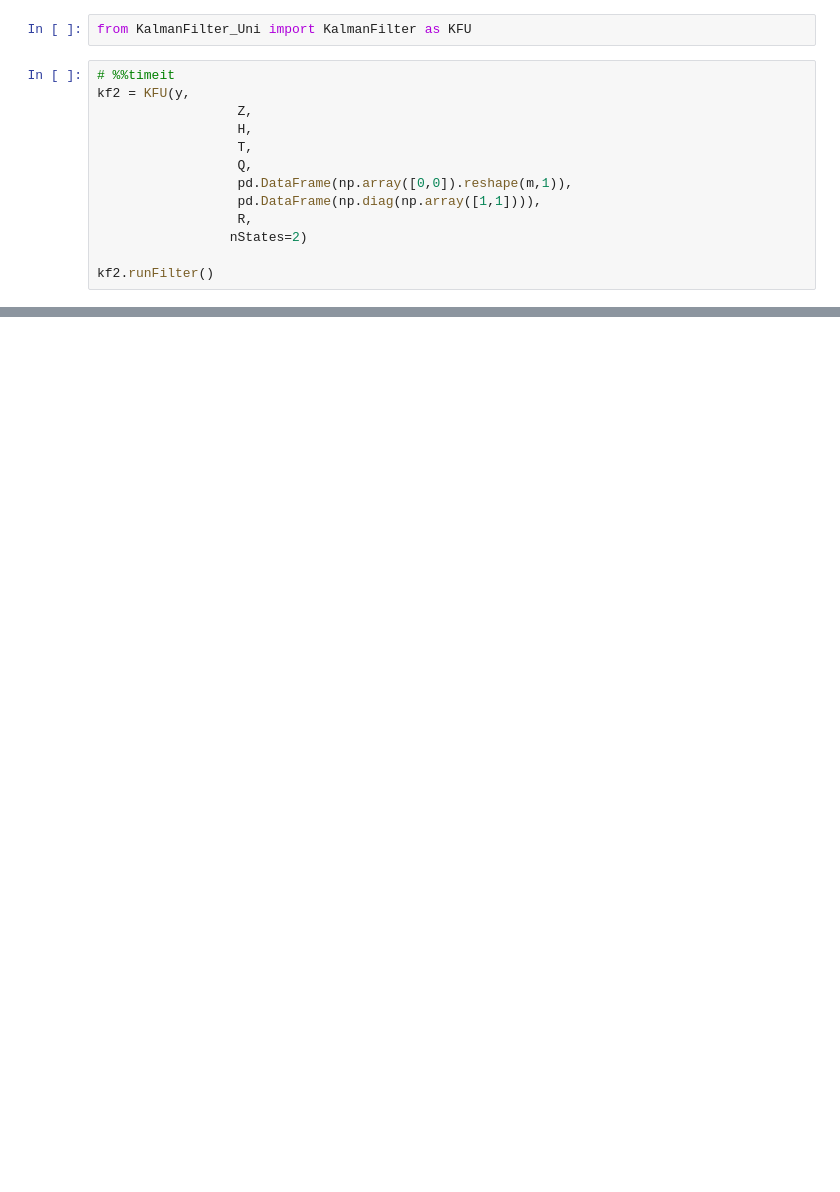
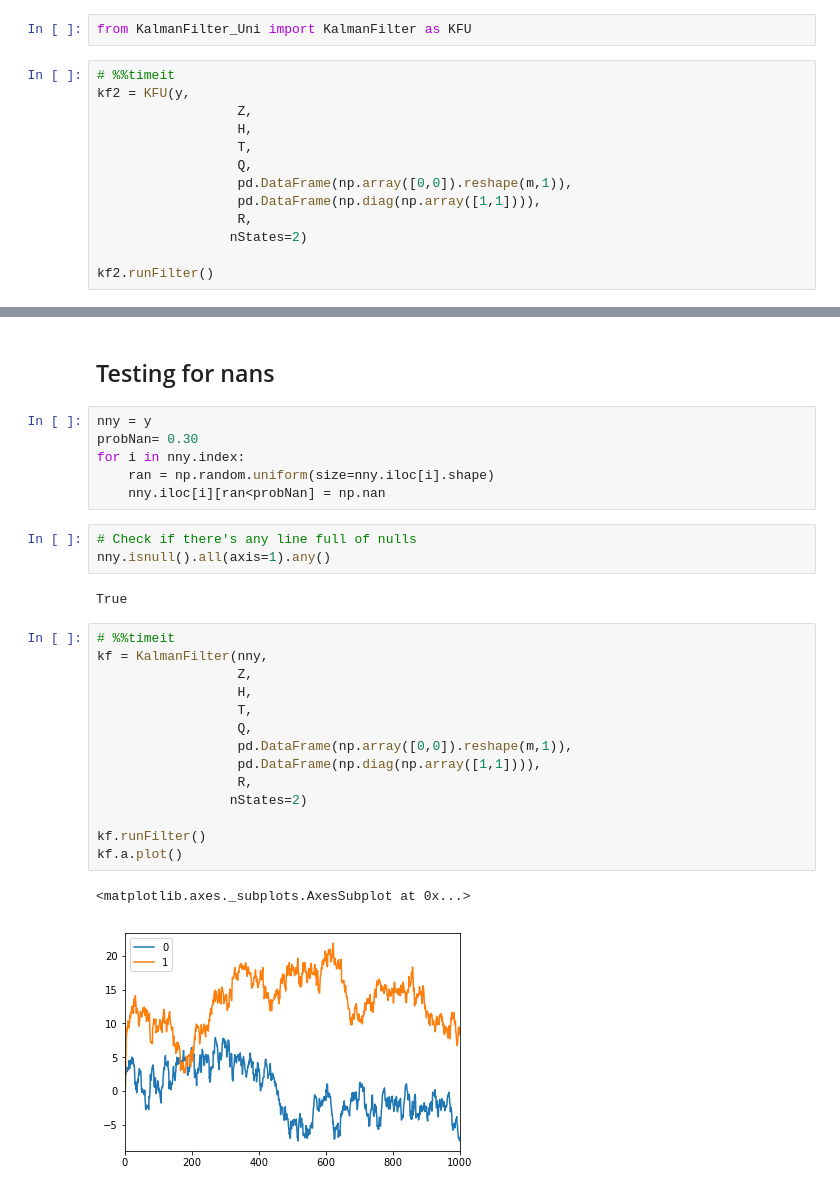
Before and after one commit to pedrobraz1990/BayesianEconometrics, a Jupyter notebook: Kalman FilterNB.ipynb, the cells around one changed output, grey strips where cells are left out. Drawn from its saved outputs; the diff is of its cells as text; blank space fills up the shorter version.

Commit message:
Implemented for nulls

```diff
--- a/Kalman FilterNB.ipynb
+++ b/Kalman FilterNB.ipynb
@@ -888,0 +889,30 @@ pd.concat([kf2.y[0],kf2.yhat[0],],axis=1).plot()
+# %% [markdown]
+## Testing for nans
+# %%
+nny = y
+probNan= 0.30
+for i in nny.index:
+    ran = np.random.uniform(size=nny.iloc[i].shape)
+    nny.iloc[i][ran<probNan] = np.nan
+# %%
+# Check if there's any line full of nulls
+nny.isnull().all(axis=1).any()
+# %% [output]
+True
+# %%
+# %%timeit
+kf = KalmanFilter(nny,
+                  Z,
+                  H,
+                  T,
+                  Q,
+                  pd.DataFrame(np.array([0,0]).reshape(m,1)),
+                  pd.DataFrame(np.diag(np.array([1,1]))),
+                  R,
+                 nStates=2)
+
+kf.runFilter()
+kf.a.plot()
+# %% [output]
+<matplotlib.axes._subplots.AxesSubplot at 0x...>
+[figure, added]
```
Also changed, not shown: parts of 35 cells of this notebook, 1 other file.
